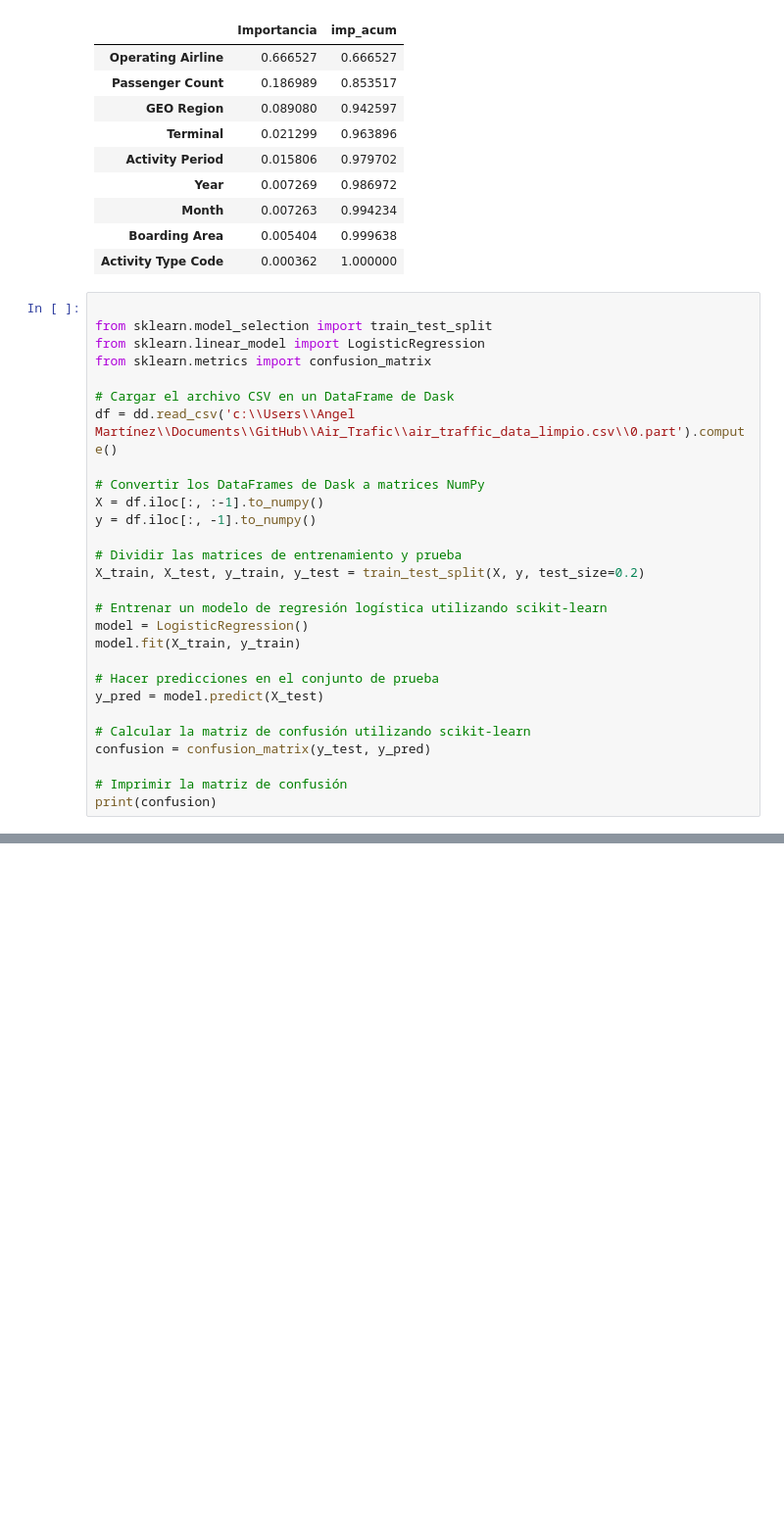
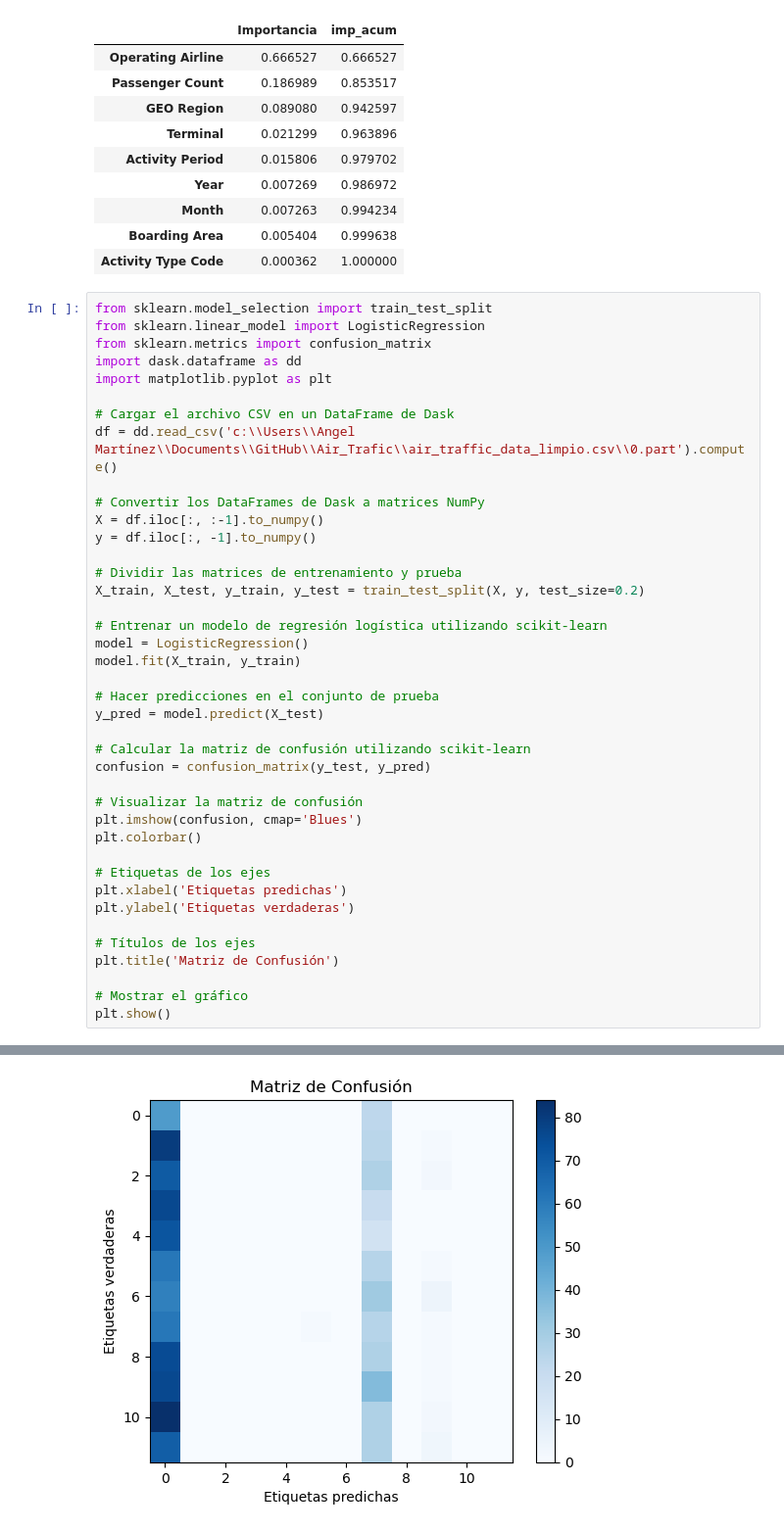
Before and after one commit to AngelMP02/Air_Trafic, a Jupyter notebook: data.ipynb, the cells around one changed output, grey strips where cells are left out. Shown at 98% size. Cells and saved outputs as stored; diff of their text form; blank space fills up the shorter version.

```diff
--- a/data.ipynb
+++ b/data.ipynb
@@ -510,10 +512,11 @@ importancia.compute()
 | Boarding Area | 0.005404 | 0.999638 |
 | Activity Type Code | 0.000362 | 1.000000 |
 # %%
-
 from sklearn.model_selection import train_test_split
 from sklearn.linear_model import LogisticRegression
 from sklearn.metrics import confusion_matrix
+import dask.dataframe as dd
+import matplotlib.pyplot as plt
 
 # Cargar el archivo CSV en un DataFrame de Dask
 df = dd.read_csv('c:\\Users\\Angel Martínez\\Documents\\GitHub\\Air_Trafic\\air_traffic_data_limpio.csv\\0.part').compute()
@@ -535,6 +538,17 @@ y_pred = model.predict(X_test)
 # Calcular la matriz de confusión utilizando scikit-learn
 confusion = confusion_matrix(y_test, y_pred)
 
-# Imprimir la matriz de confusión
-print(confusion)
+# Visualizar la matriz de confusión
+plt.imshow(confusion, cmap='Blues')
+plt.colorbar()
+
+# Etiquetas de los ejes
+plt.xlabel('Etiquetas predichas')
+plt.ylabel('Etiquetas verdaderas')
+
+# Títulos de los ejes
+plt.title('Matriz de Confusión')
+
+# Mostrar el gráfico
+plt.show()
 # %% [output]
@@ -552,0 +555 @@ print(confusion)
+[figure, added]
```
Also changed, not shown: parts of 2 cells of this notebook.
